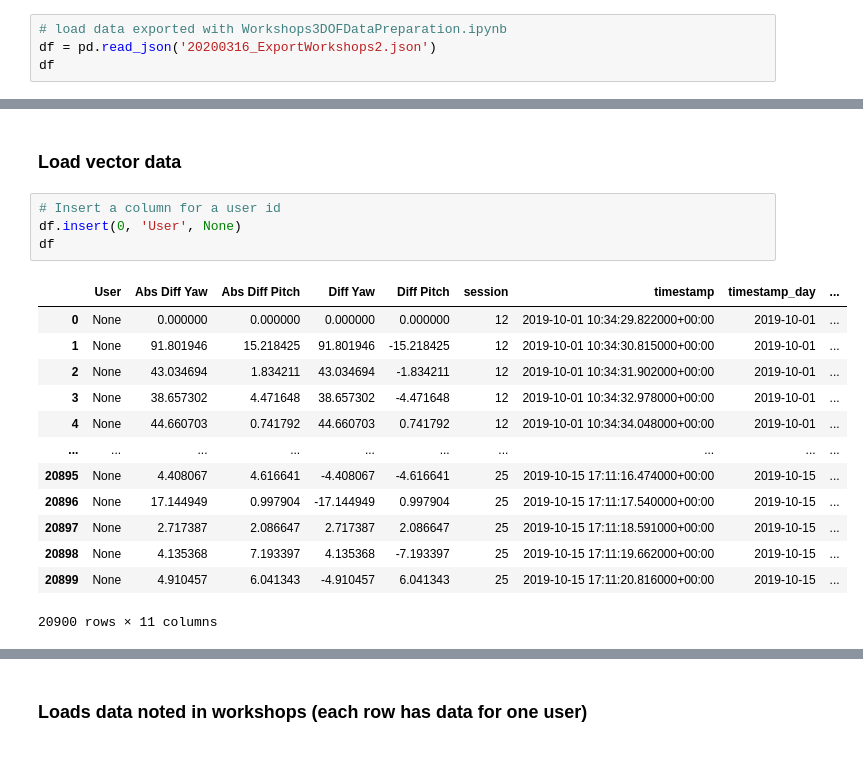
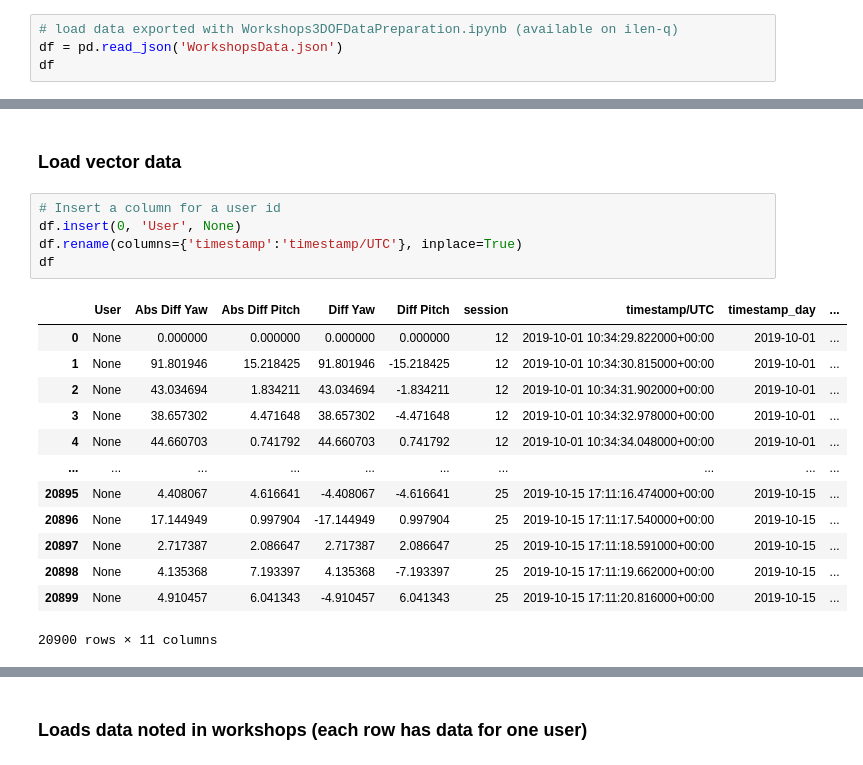
Before and after one commit to boku-ilen/darknet, a Jupyter notebook: _3DOFAnalysis/Workshops3DOFDataAnalysis.ipynb, the cells around one changed output, grey strips where cells are left out. Cells and saved outputs as stored; diff of their text form.

```diff
--- a/_3DOFAnalysis/Workshops3DOFDataAnalysis.ipynb
+++ b/_3DOFAnalysis/Workshops3DOFDataAnalysis.ipynb
@@ -17,8 +17,8 @@ import plotly.express as px
 
 #### At the end 11 users datasets are remaining. However, this data is also incomplete. Probably because of the error with pitch < 0, all such data is missing, so there are up to 30-40 sec periods when no angle data is available (should be saved each second)
 # %%
-# load data exported with Workshops3DOFDataPreparation.ipynb
-df = pd.read_json('20200316_ExportWorkshops2.json')
+# load data exported with Workshops3DOFDataPreparation.ipynb (available on ilen-q)
+df = pd.read_json('WorkshopsData.json')
 df
 # %% [output]
 |  | Abs Diff Yaw | Abs Diff Pitch | Diff Yaw | Diff Pitch | session | timestamp | timestamp_day | Yaw | ... |
@@ -39,9 +39,10 @@ df
 # %%
 # Insert a column for a user id
 df.insert(0, 'User', None)
+df.rename(columns={'timestamp':'timestamp/UTC'}, inplace=True)
 df
 # %% [output]
-|  | User | Abs Diff Yaw | Abs Diff Pitch | Diff Yaw | Diff Pitch | session | timestamp | timestamp_day | ... |
+|  | User | Abs Diff Yaw | Abs Diff Pitch | Diff Yaw | Diff Pitch | session | timestamp/UTC | timestamp_day | ... |
 | 0 | None | 0.000000 | 0.000000 | 0.000000 | 0.000000 | 12 | 2019-10-01 10:34:29.822000+00:00 | 2019-10-01 | ... |
 | 1 | None | 91.801946 | 15.218425 | 91.801946 | -15.218425 | 12 | 2019-10-01 10:34:30.815000+00:00 | 2019-10-01 | ... |
 | 2 | None | 43.034694 | 1.834211 | 43.034694 | -1.834211 | 12 | 2019-10-01 10:34:31.902000+00:00 | 2019-10-01 | ... |
```
Also changed, not shown: parts of 21 cells of this notebook, 2 other files.
